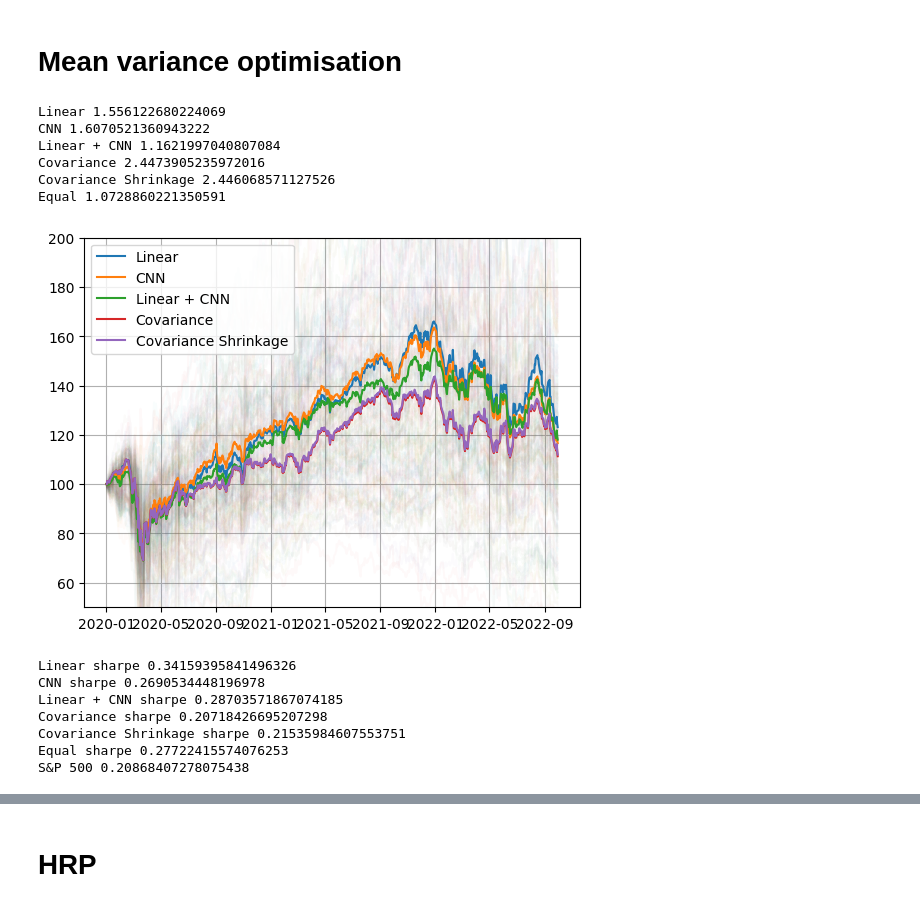
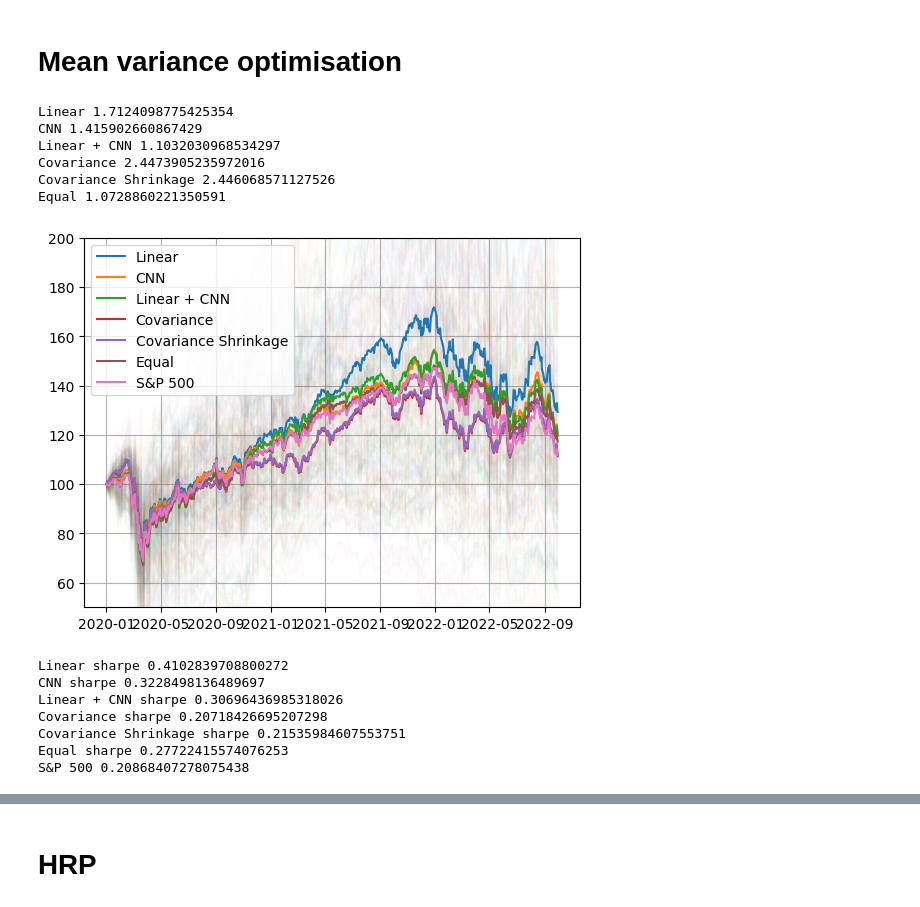
Before and after one commit to rorycreedon/portfolio_metric_learning, a Jupyter notebook: mean_var_experiments.ipynb, the cells around one changed output, grey strips where cells are left out. Cells and saved outputs as stored; diff of their text form; code cells hidden in the pictures.

```diff
--- a/mean_var_experiments.ipynb
+++ b/mean_var_experiments.ipynb
@@ -41,19 +41,19 @@ sp500 = sp500.div(sp500.iloc[0]).mul(100)
 # Dict for matrices
 params = {'Linear': {}, 'CNN': {}, 'Linear + CNN': {}}
 
-params['Linear']['autoencoder'] = {'latent_size': 31, 'hidden_size': 162, 'batch_size': 16}
-params['Linear']['dist_matrix'] = {'distance_metric': 'euclidean', 'gamma':  0.6692836288735067, 'latent_size': 31}
-params['Linear']['risk_matrix'] = {'C': -0.5876083244272742}
+params['Linear']['autoencoder'] = {'latent_size': 45, 'hidden_size': 282, 'batch_size': 18}
+params['Linear']['dist_matrix'] = {'distance_metric': 'euclidean', 'gamma':  0.6692836288735067, 'latent_size': 45}
+params['Linear']['risk_matrix'] = {'C': -0.5335323890859849}
 params['Linear']['optimiser'] = {'l2_reg': 0}
 
-params['CNN']['autoencoder'] = {'latent_size': 32, 'hidden_size': 377, 'batch_size': 17}
-params['CNN']['dist_matrix'] = {'distance_metric': 'euclidean', 'gamma': 0.2895826467161696, 'latent_size': 32}
-params['CNN']['risk_matrix'] = {'C': -0.6074417747348047}
+params['CNN']['autoencoder'] = {'latent_size': 38, 'hidden_size': 292, 'batch_size': 27}
+params['CNN']['dist_matrix'] = {'distance_metric': 'euclidean', 'gamma': 0.2895826467161696, 'latent_size': 38}
+params['CNN']['risk_matrix'] = {'C': -0.41643980400603453}
 params['CNN']['optimiser'] = {'l2_reg': 0}
 
-params['Linear + CNN']['autoencoder'] = {'hidden_size': 386, 'hidden_size2': 38,'latent_size': 23, 'batch_size': 11}
-params['Linear + CNN']['dist_matrix'] = {'gamma': 0.7951039163451445, 'latent_size': 23, 'distance_metric': 'euclidean'}
-params['Linear + CNN']['risk_matrix'] = {'C': -0.9091749364773132}
+params['Linear + CNN']['autoencoder'] = {'hidden_size': 294, 'hidden_size2': 256,'latent_size': 9, 'batch_size': 18}
+params['Linear + CNN']['dist_matrix'] = {'gamma': 0.7951039163451445, 'latent_size': 9, 'distance_metric': 'euclidean'}
+params['Linear + CNN']['risk_matrix'] = {'C': -0.5704179594746961}
 params['Linear + CNN']['optimiser'] = {'l2_reg': 0}
 
 num_epochs=20
@@ -85,7 +85,12 @@ Epoch [20/20], Loss: 0.0222
 # %%
-%%time
-# AUTOWARP
-learner = AutoWarp(models['Linear'], data_train, 31, p=0.5, max_iterations=10, batch_size=25, lr=0.1)
-learner.learn_metric()
-distance_matrix = learner.create_distance_matrix()
+%time
+dist_matrices = {}
+for model in ['Linear', 'Linear + CNN', 'CNN']:
+#for model in ['CNN']:
+    # if model == 'CNN': # currently very slow for CNN, TBC why
+    #     dist_matrices[model] = get_distance_matrix(models[model], data_train, **params[model]['dist_matrix'])
+    # else:
+    learner = AutoWarp(models[model], data_train, latent_size=params[model]['autoencoder']['latent_size'], p=0.5, max_iterations=10, batch_size=25, lr=0.1)
+    learner.learn_metric()
+    dist_matrices[model] = learner.create_distance_matrix()
 # %% [output]
@@ -97,5 +113,0 @@ KeyboardInterrupt:
-# %%
-%%time
-dist_matrices = {}
-for model in ['Linear', 'CNN', 'Linear + CNN']:
-    dist_matrices[model] = get_distance_matrix(models[model], data_train, **params[model]['dist_matrix'])
@@ -142,24 +151,24 @@ weights['Equal'] = weights['Linear'].copy()
 weights['Equal']['weights'] = 1/weights['Linear']['weights'].shape[0]
 print("Equal", utils.calculate_sharpe_ratio(weights=weights['Equal'], prices=prices_train, rf_rate=0.02))
 # %% [output]
-Linear 1.556122680224069
-CNN 1.6070521360943222
-Linear + CNN 1.1621997040807084
+Linear 1.7124098775425354
+CNN 1.415902660867429
+Linear + CNN 1.1032030968534297
 Covariance 2.4473905235972016
 Covariance Shrinkage 2.446068571127526
 Equal 1.0728860221350591
 # %%
 # Plots
 plt.plot(prices_test, alpha=0.025)
-#for model in ["Linear", "CNN", "Linear + CNN", "Covariance", "Covariance Shrinkage", "Equal"]:
-for model in ["Linear", "CNN", "Linear + CNN", "Covariance", "Covariance Shrinkage"]:
+for model in ["Linear", "CNN", "Linear + CNN", "Covariance", "Covariance Shrinkage", "Equal"]:
+#for model in ["Linear", "CNN", "Linear + CNN", "Covariance", "Covariance Shrinkage"]:
     plt.plot(prices_test @ weights[model], label=model)
-#plt.plot(sp500, label="S&P 500")
+plt.plot(sp500, label="S&P 500")
 plt.ylim(50, 200)
 plt.grid()
 plt.legend();
 # %% [output]
-[figure, old version]
+[figure, new version]
 # %%
 # Sharpe ratios
 rf = 0.02
@@ -174,9 +183,9 @@ std = sp500_returns.std() * np.sqrt(252)
 sharpe = (avg_return - 0.02) / std
 print("S&P 500", sharpe)
 # %% [output]
-Linear sharpe 0.34159395841496326
-CNN sharpe 0.2690534448196978
-Linear + CNN sharpe 0.28703571867074185
+Linear sharpe 0.4102839708800272
+CNN sharpe 0.3228498136489697
+Linear + CNN sharpe 0.30696436985318026
 Covariance sharpe 0.20718426695207298
 Covariance Shrinkage sharpe 0.21535984607553751
 Equal sharpe 0.27722415574076253
```
Also changed, not shown: parts of 9 cells of this notebook, 6 other files.
